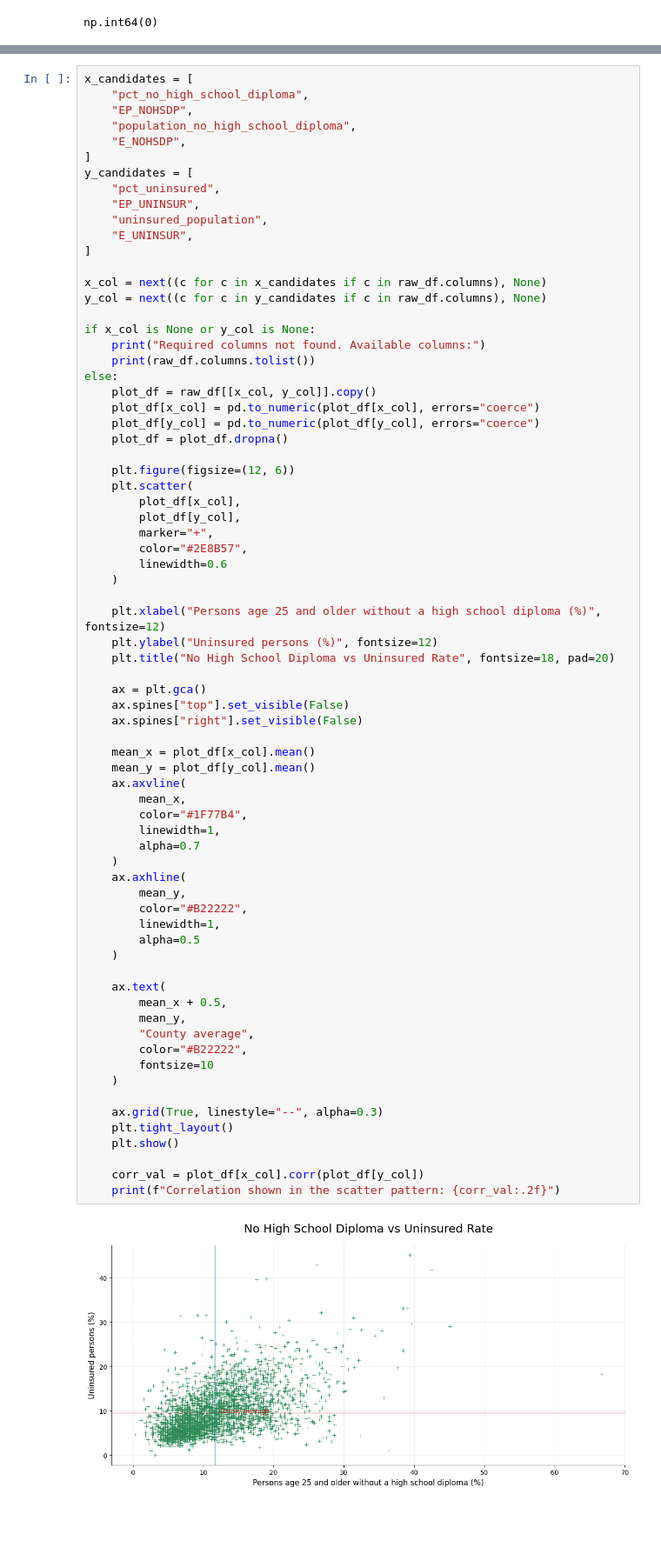
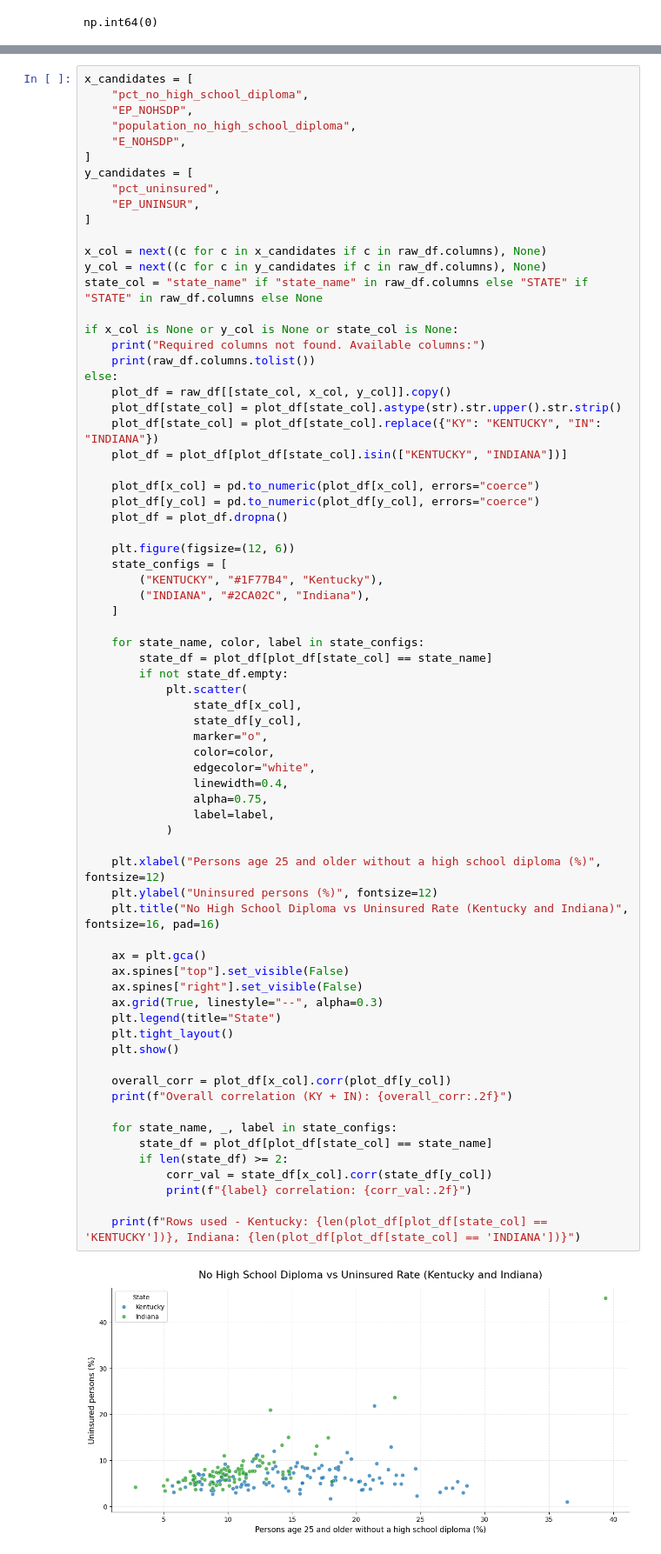
Before and after one commit to fmassaro1966/CYSocialDeterminatesFM, a Jupyter notebook: Notebook/Socialdeterminants2.ipynb, the cells around one changed output, grey strips where cells are left out. Shown at 87% size. Cells and saved outputs as stored; diff of their text form; blank space fills up the shorter version.

```diff
--- a/Notebook/Socialdeterminants2.ipynb
+++ b/Notebook/Socialdeterminants2.ipynb
@@ -461,69 +442,68 @@ x_candidates = [
     "E_NOHSDP",
 ]
 y_candidates = [
     "pct_uninsured",
     "EP_UNINSUR",
-    "uninsured_population",
-    "E_UNINSUR",
 ]
 
 x_col = next((c for c in x_candidates if c in raw_df.columns), None)
 y_col = next((c for c in y_candidates if c in raw_df.columns), None)
+state_col = "state_name" if "state_name" in raw_df.columns else "STATE" if "STATE" in raw_df.columns else None
 
-if x_col is None or y_col is None:
+if x_col is None or y_col is None or state_col is None:
     print("Required columns not found. Available columns:")
     print(raw_df.columns.tolist())
 else:
-    plot_df = raw_df[[x_col, y_col]].copy()
+    plot_df = raw_df[[state_col, x_col, y_col]].copy()
+    plot_df[state_col] = plot_df[state_col].astype(str).str.upper().str.strip()
+    plot_df[state_col] = plot_df[state_col].replace({"KY": "KENTUCKY", "IN": "INDIANA"})
+    plot_df = plot_df[plot_df[state_col].isin(["KENTUCKY", "INDIANA"])]
+
     plot_df[x_col] = pd.to_numeric(plot_df[x_col], errors="coerce")
     plot_df[y_col] = pd.to_numeric(plot_df[y_col], errors="coerce")
     plot_df = plot_df.dropna()
 
     plt.figure(figsize=(12, 6))
-    plt.scatter(
-        plot_df[x_col],
-        plot_df[y_col],
-        marker="+",
-        color="#2E8B57",
-        linewidth=0.6
-    )
+    state_configs = [
+        ("KENTUCKY", "#1F77B4", "Kentucky"),
+        ("INDIANA", "#2CA02C", "Indiana"),
+    ]
+
+    for state_name, color, label in state_configs:
+        state_df = plot_df[plot_df[state_col] == state_name]
+        if not state_df.empty:
+            plt.scatter(
+                state_df[x_col],
+                state_df[y_col],
+                marker="o",
+                color=color,
+                edgecolor="white",
+                linewidth=0.4,
+                alpha=0.75,
+                label=label,
+            )
 
     plt.xlabel("Persons age 25 and older without a high school diploma (%)", fontsize=12)
     plt.ylabel("Uninsured persons (%)", fontsize=12)
-    plt.title("No High School Diploma vs Uninsured Rate", fontsize=18, pad=20)
+    plt.title("No High School Diploma vs Uninsured Rate (Kentucky and Indiana)", fontsize=16, pad=16)
 
     ax = plt.gca()
     ax.spines["top"].set_visible(False)
     ax.spines["right"].set_visible(False)
-
-    mean_x = plot_df[x_col].mean()
-    mean_y = plot_df[y_col].mean()
-    ax.axvline(
-        mean_x,
-        color="#1F77B4",
-        linewidth=1,
-        alpha=0.7
-    )
-    ax.axhline(
-        mean_y,
-        color="#B22222",
-        linewidth=1,
-        alpha=0.5
-    )
-
-    ax.text(
-        mean_x + 0.5,
-        mean_y,
-        "County average",
-        color="#B22222",
-        fontsize=10
-    )
-
     ax.grid(True, linestyle="--", alpha=0.3)
+    plt.legend(title="State")
     plt.tight_layout()
     plt.show()
 
-    corr_val = plot_df[x_col].corr(plot_df[y_col])
-    print(f"Correlation shown in the scatter pattern: {corr_val:.2f}")
+    overall_corr = plot_df[x_col].corr(plot_df[y_col])
+    print(f"Overall correlation (KY + IN): {overall_corr:.2f}")
+
+    for state_name, _, label in state_configs:
+        state_df = plot_df[plot_df[state_col] == state_name]
+        if len(state_df) >= 2:
+            corr_val = state_df[x_col].corr(state_df[y_col])
+            print(f"{label} correlation: {corr_val:.2f}")
+
+    print(f"Rows used - Kentucky: {len(plot_df[plot_df[state_col] == 'KENTUCKY'])}, Indiana: {len(plot_df[plot_df[state_col] == 'INDIANA'])}")
 # %% [output]
-[figure, old version]
+[figure, new version]
```
Also changed, not shown: parts of 29 cells of this notebook, 3 other files.
